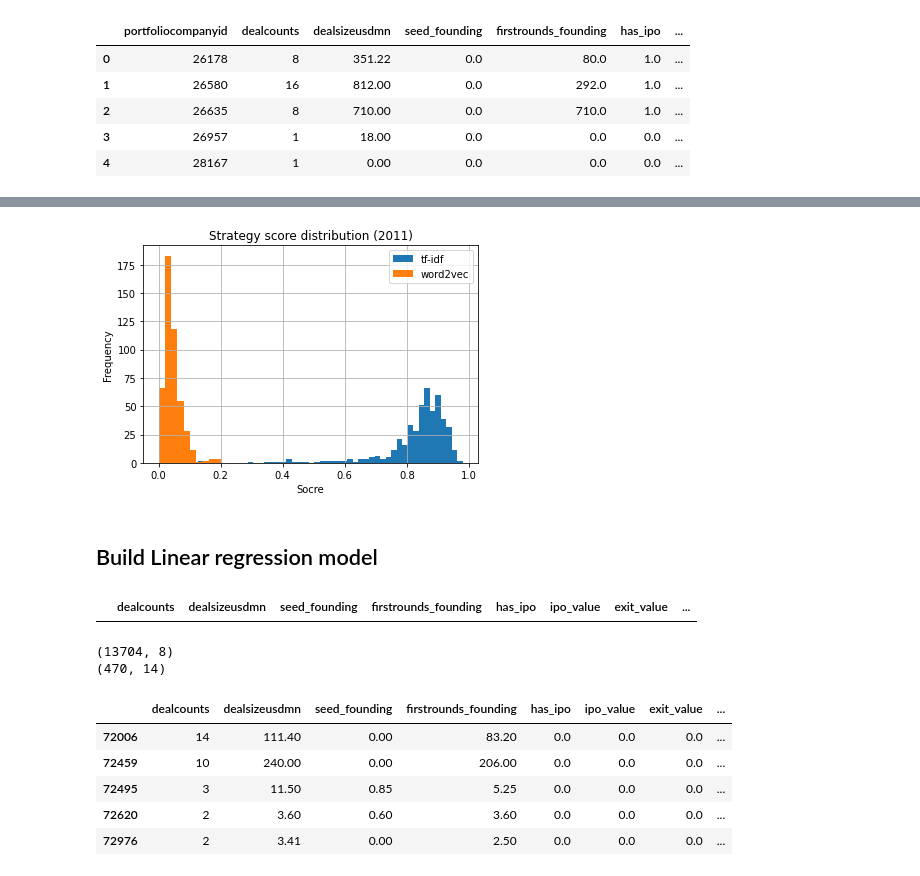
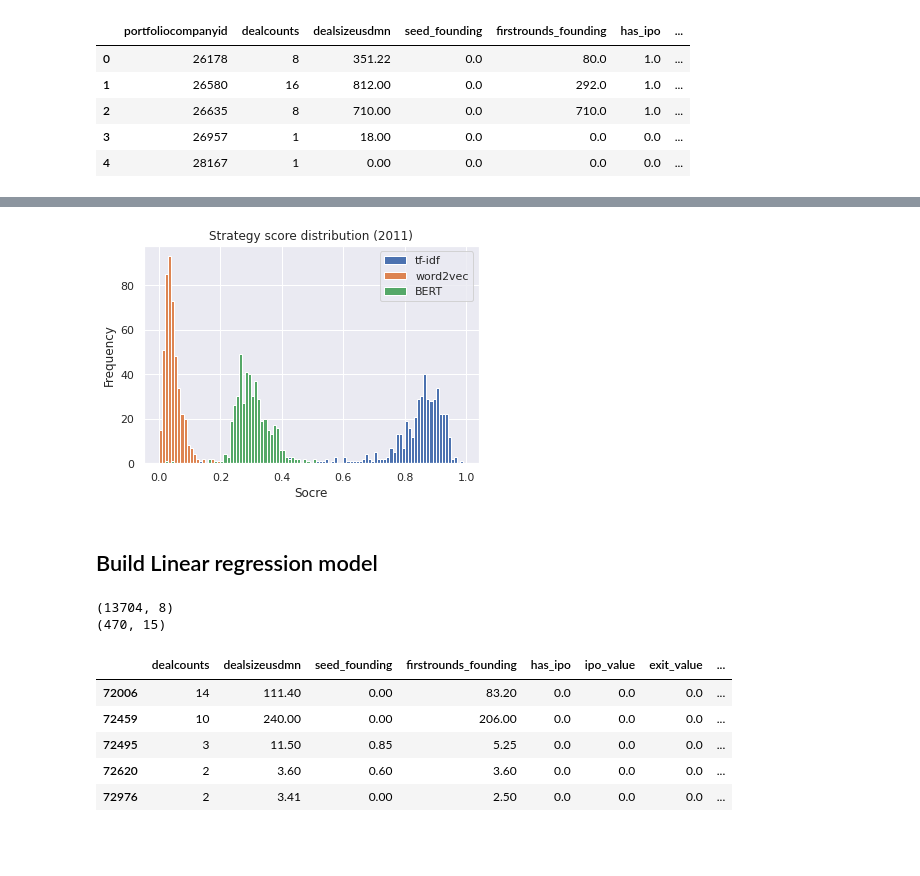
Before and after one commit to derekcoding1/StartupStrategy, a Jupyter notebook: prediction/linear_regression.ipynb, the cells around one changed output, grey strips where cells are left out. Saved outputs shown, nothing was run; the diff lists cells and outputs as text; code cells hidden in the pictures; blank space fills up the shorter version.

```diff
--- a/prediction/linear_regression.ipynb
+++ b/prediction/linear_regression.ipynb
@@ -16,6 +16,7 @@ Mounted at /content/drive
 y_var = pd.read_csv("drive/My Drive/Capstone Shared Docs/result/y_vars.csv")
 score_tfidf = pd.read_csv("/content/drive/MyDrive/Capstone Shared Docs/strategy score/tf_idf_2011.csv")
 score_word2vec = pd.read_csv("/content/drive/MyDrive/Capstone Shared Docs/strategy score/word2_vec_2011.csv")
+score_BERT = pd.read_csv("/content/drive/MyDrive/Capstone Shared Docs/strategy score/BERT_2011.csv")
 # %%
 y_var.head()
 # %% [output]
@@ -29,6 +30,7 @@ y_var.head()
 score = score_tfidf.copy()
 score = score.rename(columns = {'Strat_score':'tfidf_score'})
 score['word2vec_score'] = score_word2vec['Strat_score']
+score['BERT_score'] = score_BERT['Strat_score']
 # %%
 score.head(3)
 # %% [output]
@@ -37,28 +39,27 @@ score.head(3)
 | 1 | Home For Providers For Patients S... | S | home providers patients see wellf... | home for providers for patients s... | 93680 | en | True | 8059 | ... |
 | 2 | How It Works For A Good Cause Log... | S | works good cause log join barkbox... | how it works for a good cause log... | 106048 | en | True | 26178 | ... |
 # %%
-score.tfidf_score.hist(bins=50, label = 'tf-idf')
-score.word2vec_score.hist(label = 'word2vec')
+score.tfidf_score.hist(bins=np.arange(0,1,0.01).tolist(), label = 'tf-idf')
+score.word2vec_score.hist(bins=np.arange(0,1,0.01).tolist(),label = 'word2vec')
+score.BERT_score.hist(bins=np.arange(0,1,0.01).tolist(),label = 'BERT')
 plt.legend()
 plt.title('Strategy score distribution (2011)')
 plt.xlabel('Socre')
 plt.ylabel('Frequency');
 # %% [output]
-[figure, old version]
+[figure, new version]
 # %% [markdown]
 ## Build Linear regression model
 # %%
 # set index
 y_var = y_var.set_index('portfoliocompanyid')
 score = score.set_index('compid')
-# %% [output]
-|  | dealcounts | dealsizeusdmn | seed_founding | firstrounds_founding | has_ipo | ipo_value | exit_value | ... |
 # %%
 print(y_var.shape)
 print(score.shape)
 # %% [output]
 (13704, 8)
-(470, 14)
+(470, 15)
 # %%
 df = pd.concat([y_var,score],axis=1,join='inner')
 # %%
```
Also changed, not shown: parts of 10 cells of this notebook.
